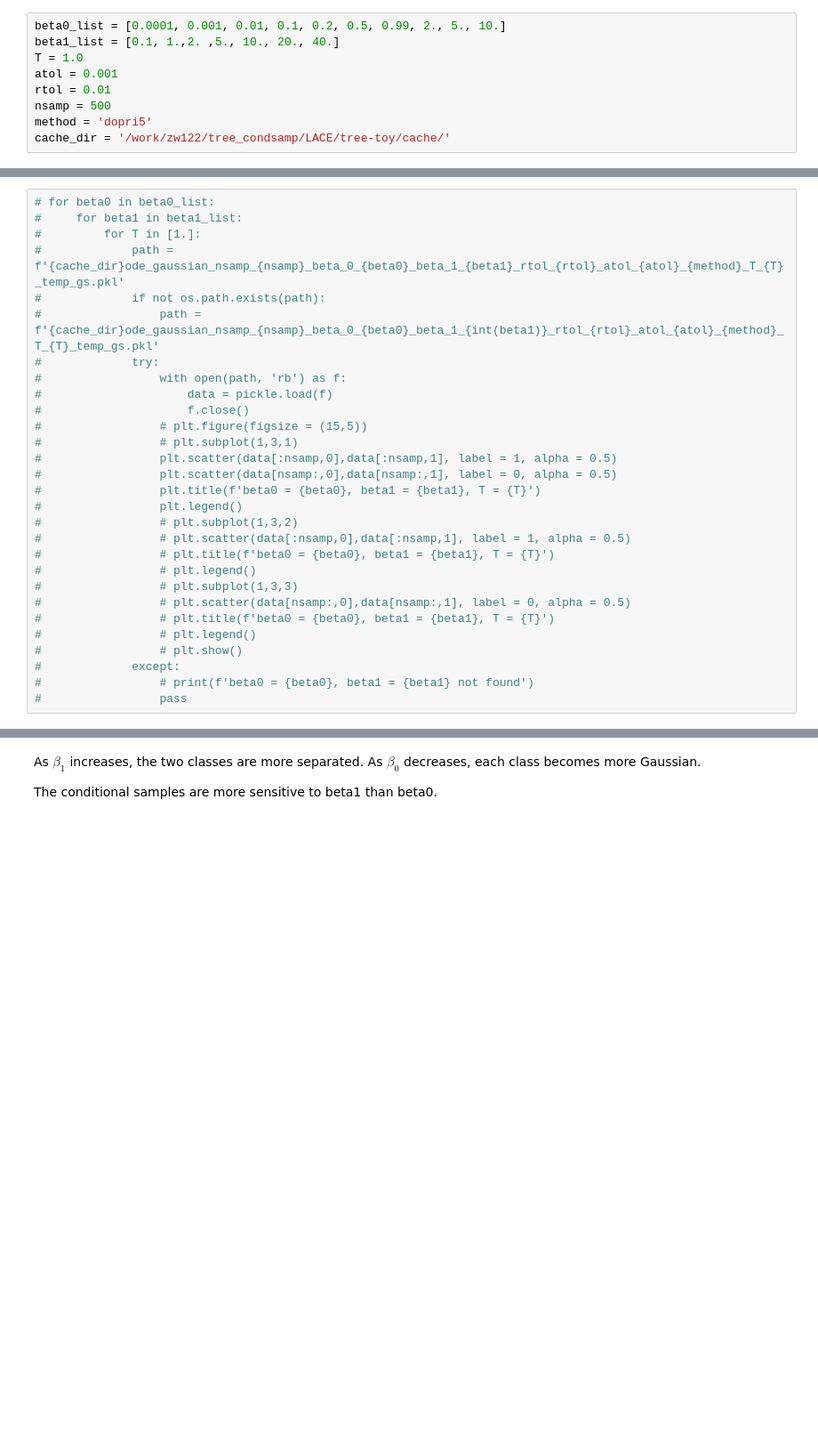
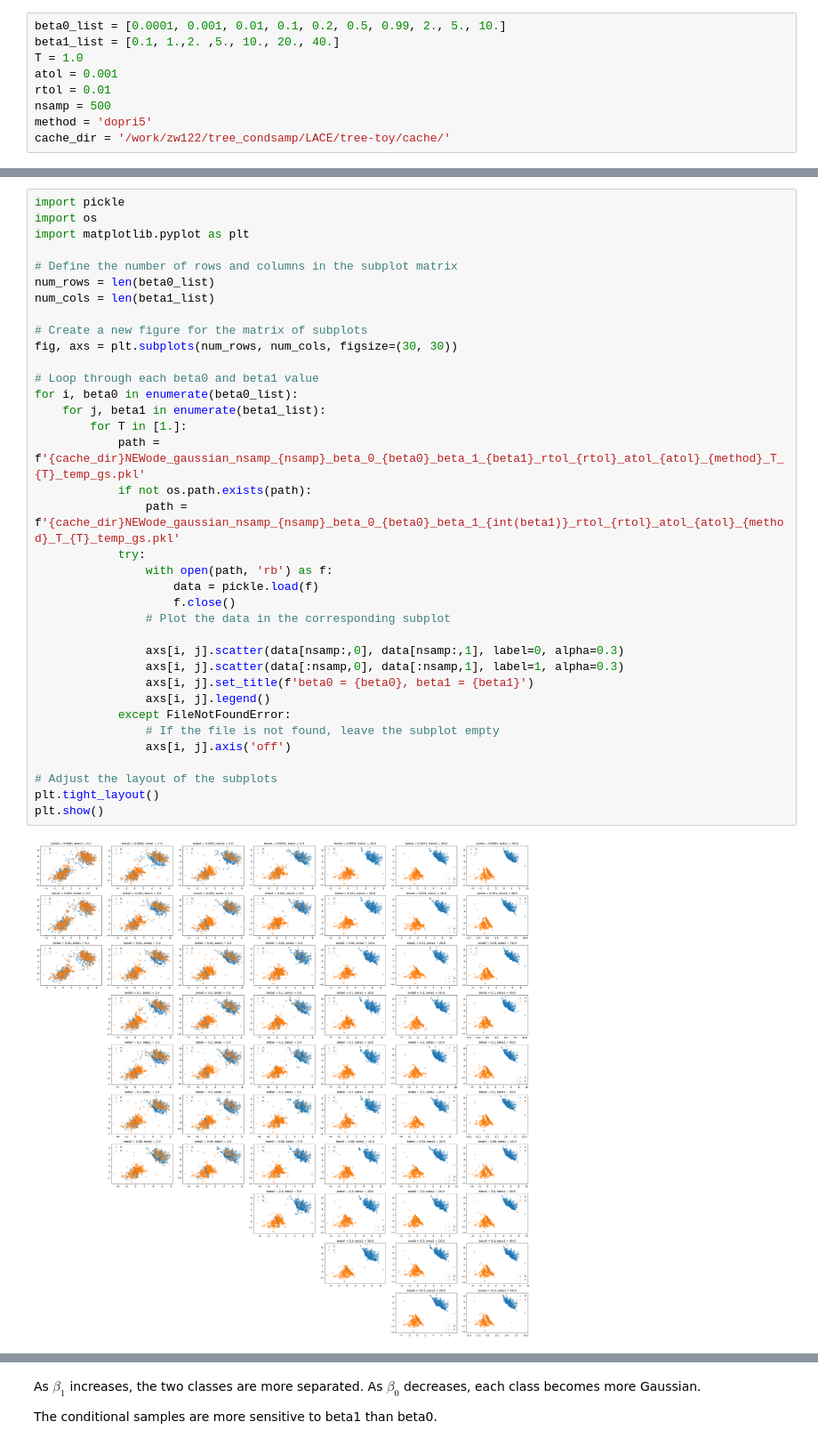
Before and after one commit to ZhuoqunWang0120/tree-generation, a Jupyter notebook: test.ipynb, the cells around one changed output, grey strips where cells are left out. Shown at 89% size. Cells and saved outputs as stored; diff of their text form; blank space fills up the shorter version.

```diff
--- a/test.ipynb
+++ b/test.ipynb
@@ -18,29 +14,38 @@ cache_dir = '/work/zw122/tree_condsamp/LACE/tree-toy/cache/'
 # %%
-# for beta0 in beta0_list:
-#     for beta1 in beta1_list:
-#         for T in [1.]:
-#             path = f'{cache_dir}ode_gaussian_nsamp_{nsamp}_beta_0_{beta0}_beta_1_{beta1}_rtol_{rtol}_atol_{atol}_{method}_T_{T}_temp_gs.pkl'
-#             if not os.path.exists(path):
-#                 path = f'{cache_dir}ode_gaussian_nsamp_{nsamp}_beta_0_{beta0}_beta_1_{int(beta1)}_rtol_{rtol}_atol_{atol}_{method}_T_{T}_temp_gs.pkl'
-#             try:
-#                 with open(path, 'rb') as f:
-#                     data = pickle.load(f)
-#                     f.close()
-#                 # plt.figure(figsize = (15,5))
-#                 # plt.subplot(1,3,1)
-#                 plt.scatter(data[:nsamp,0],data[:nsamp,1], label = 1, alpha = 0.5)
-#                 plt.scatter(data[nsamp:,0],data[nsamp:,1], label = 0, alpha = 0.5)
-#                 plt.title(f'beta0 = {beta0}, beta1 = {beta1}, T = {T}')
-#                 plt.legend()
-#                 # plt.subplot(1,3,2)
-#                 # plt.scatter(data[:nsamp,0],data[:nsamp,1], label = 1, alpha = 0.5)
-#                 # plt.title(f'beta0 = {beta0}, beta1 = {beta1}, T = {T}')
-#                 # plt.legend()
-#                 # plt.subplot(1,3,3)
-#                 # plt.scatter(data[nsamp:,0],data[nsamp:,1], label = 0, alpha = 0.5)
-#                 # plt.title(f'beta0 = {beta0}, beta1 = {beta1}, T = {T}')
-#                 # plt.legend()
-#                 # plt.show()
-#             except:
-#                 # print(f'beta0 = {beta0}, beta1 = {beta1} not found')
-#                 pass
+import pickle
+import os
+import matplotlib.pyplot as plt
+
+# Define the number of rows and columns in the subplot matrix
+num_rows = len(beta0_list)
+num_cols = len(beta1_list)
+
+# Create a new figure for the matrix of subplots
+fig, axs = plt.subplots(num_rows, num_cols, figsize=(30, 30))
+
+# Loop through each beta0 and beta1 value
+for i, beta0 in enumerate(beta0_list):
+    for j, beta1 in enumerate(beta1_list):
+        for T in [1.]:
+            path = f'{cache_dir}NEWode_gaussian_nsamp_{nsamp}_beta_0_{beta0}_beta_1_{beta1}_rtol_{rtol}_atol_{atol}_{method}_T_{T}_temp_gs.pkl'
+            if not os.path.exists(path):
+                path = f'{cache_dir}NEWode_gaussian_nsamp_{nsamp}_beta_0_{beta0}_beta_1_{int(beta1)}_rtol_{rtol}_atol_{atol}_{method}_T_{T}_temp_gs.pkl'
+            try:
+                with open(path, 'rb') as f:
+                    data = pickle.load(f)
+                    f.close()
+                # Plot the data in the corresponding subplot
+
+                axs[i, j].scatter(data[nsamp:,0], data[nsamp:,1], label=0, alpha=0.3)
+                axs[i, j].scatter(data[:nsamp,0], data[:nsamp,1], label=1, alpha=0.3)
+                axs[i, j].set_title(f'beta0 = {beta0}, beta1 = {beta1}')
+                axs[i, j].legend()
+            except FileNotFoundError:
+                # If the file is not found, leave the subplot empty
+                axs[i, j].axis('off')
+
+# Adjust the layout of the subplots
+plt.tight_layout()
+plt.show()
+# %% [output]
+[figure, added]
```
Also changed, not shown: parts of 4 cells of this notebook, 2 other files.
